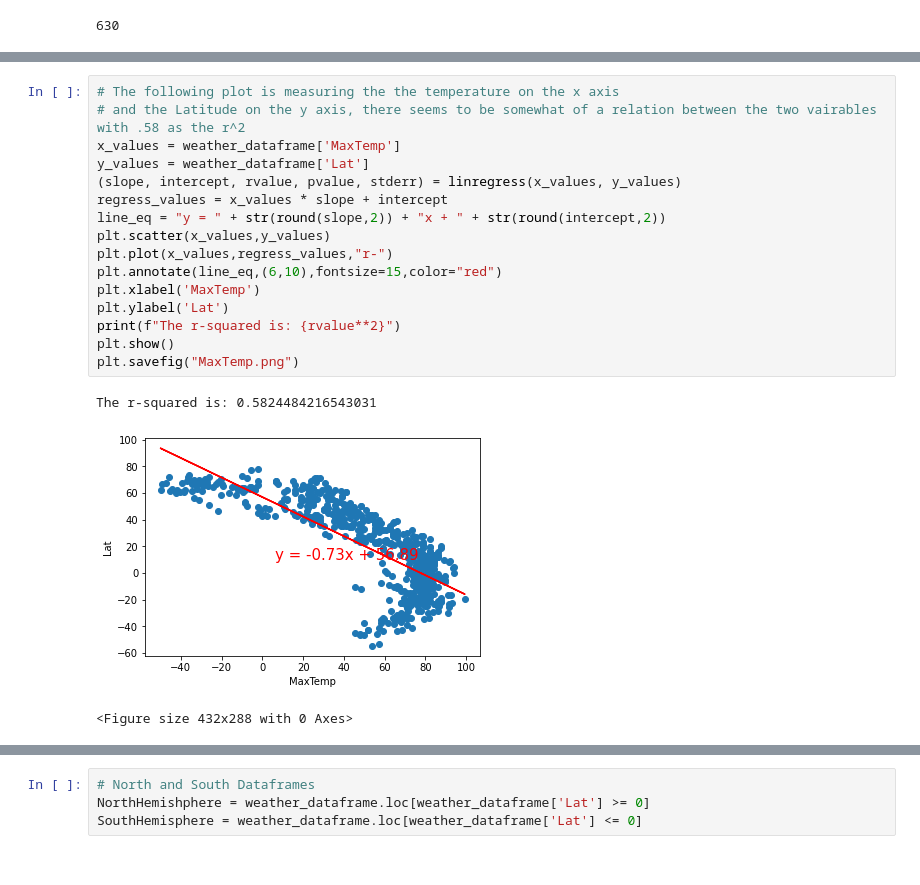
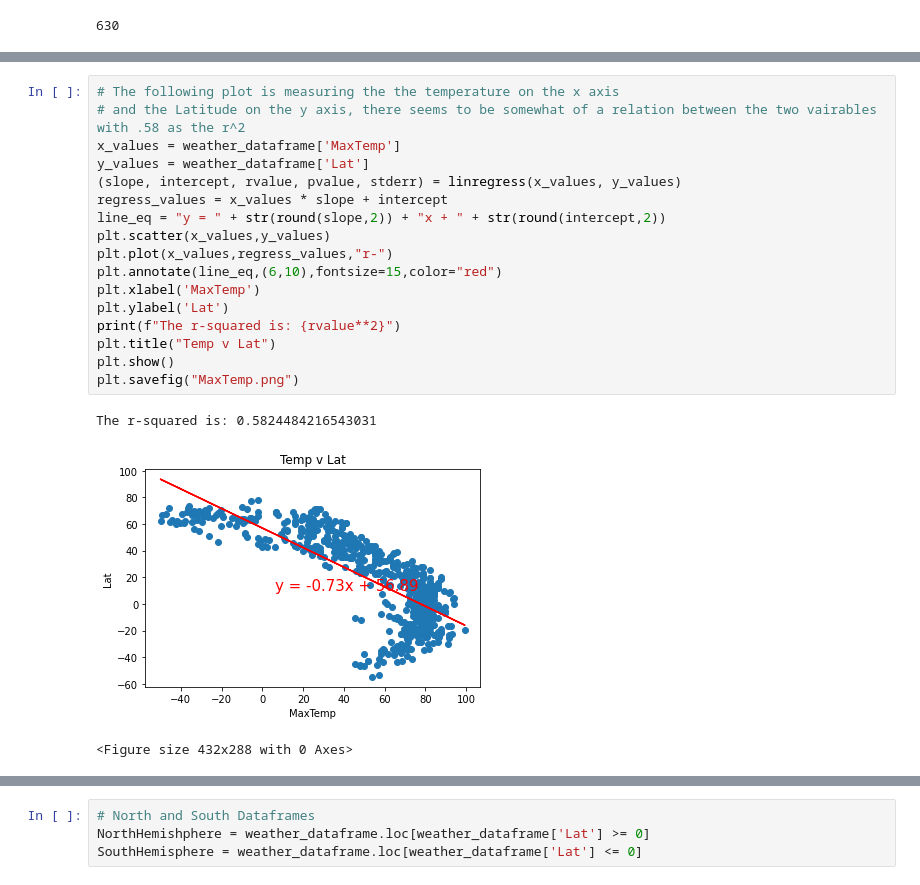
Before and after one commit to GowthamKK25/Python_API-s-HW, a Jupyter notebook: WeatherPy/WeatherMain.ipynb, the cells around one changed output, grey strips where cells are left out. Drawn from its saved outputs; the diff is of its cells as text.

```diff
--- a/WeatherPy/WeatherMain.ipynb
+++ b/WeatherPy/WeatherMain.ipynb
@@ -131,22 +135,23 @@ weather_dataframe
 # %%
 # The following plot is measuring the the temperature on the x axis
 # and the Latitude on the y axis, there seems to be somewhat of a relation between the two vairables with .58 as the r^2
 x_values = weather_dataframe['MaxTemp']
 y_values = weather_dataframe['Lat']
 (slope, intercept, rvalue, pvalue, stderr) = linregress(x_values, y_values)
 regress_values = x_values * slope + intercept
 line_eq = "y = " + str(round(slope,2)) + "x + " + str(round(intercept,2))
 plt.scatter(x_values,y_values)
 plt.plot(x_values,regress_values,"r-")
 plt.annotate(line_eq,(6,10),fontsize=15,color="red")
 plt.xlabel('MaxTemp')
 plt.ylabel('Lat')
 print(f"The r-squared is: {rvalue**2}")
+plt.title("Temp v Lat")
 plt.show()
 plt.savefig("MaxTemp.png")
 # %% [output]
 The r-squared is: 0.5824484216543031
-[figure, old version]
+[figure, new version]
 <Figure size 432x288 with 0 Axes>
 # %%
 # The following plot is measuring the relation between humidity and latitude, of which there seems to be little
```
Also changed, not shown: parts of 16 cells of this notebook, 6 other files.
